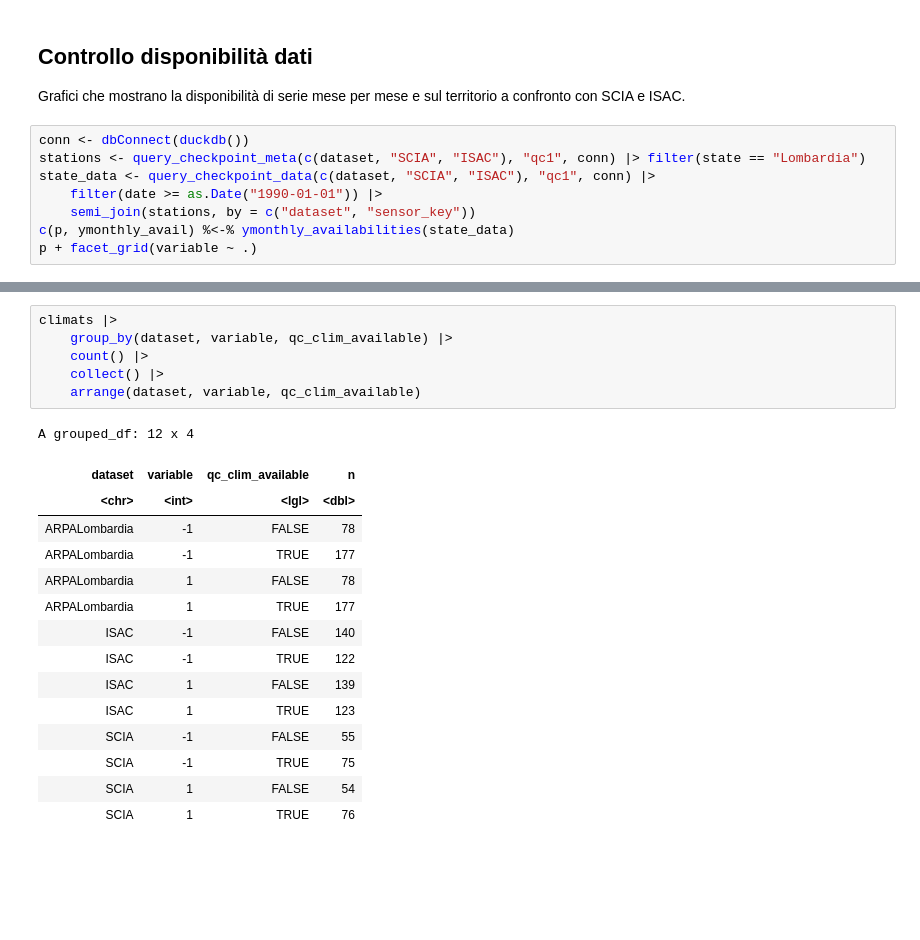
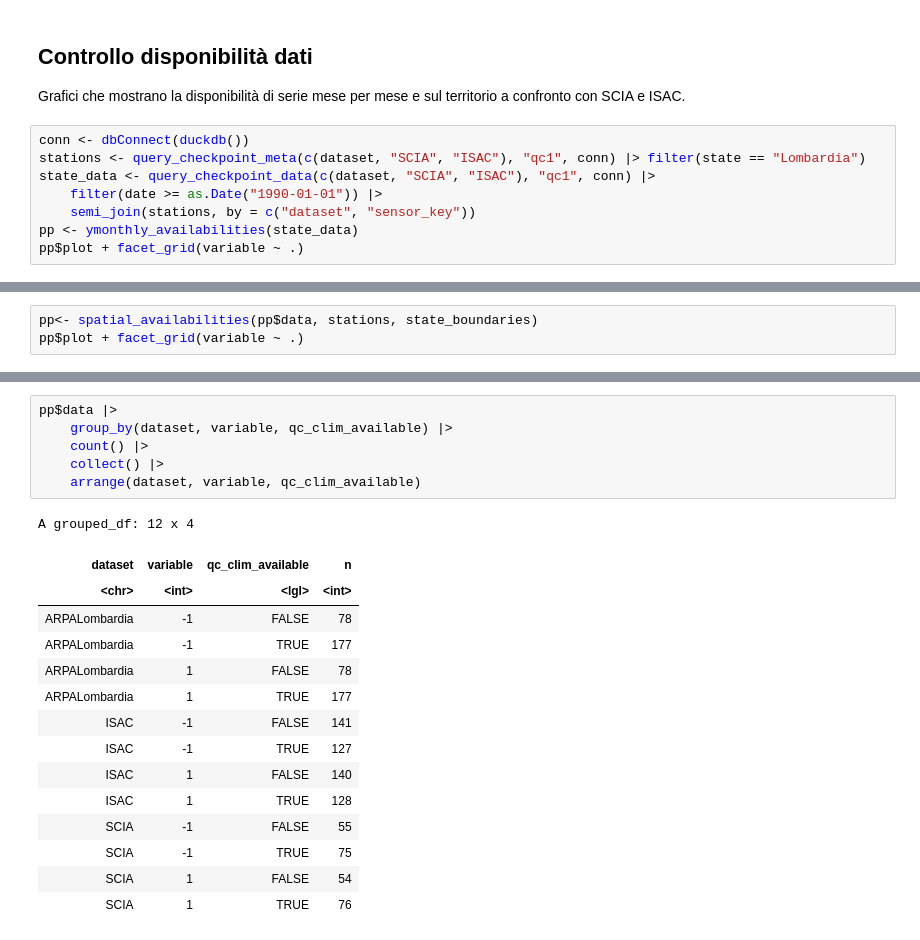
Before and after one commit to dnstudent/TesiMag, a Jupyter notebook: notebooks/integrazioni_regionali/lombardia/data_load.ipynb, the cells around one changed output, grey strips where cells are left out. Cells and saved outputs as stored; diff of their text form; blank space fills up the shorter version.

```diff
--- a/notebooks/integrazioni_regionali/lombardia/data_load.ipynb
+++ b/notebooks/integrazioni_regionali/lombardia/data_load.ipynb
@@ -95,6 +95,6 @@ stations <- query_checkpoint_meta(c(dataset, "SCIA", "ISAC"), "qc1", conn) |> fi
 state_data <- query_checkpoint_data(c(dataset, "SCIA", "ISAC"), "qc1", conn) |>
     filter(date >= as.Date("1990-01-01")) |>
     semi_join(stations, by = c("dataset", "sensor_key"))
-c(p, ymonthly_avail) %<-% ymonthly_availabilities(state_data)
-p + facet_grid(variable ~ .)
+pp <- ymonthly_availabilities(state_data)
+pp$plot + facet_grid(variable ~ .)
 # %% [output]
@@ -106,0 +102,3 @@ p
+# %%
+pp<- spatial_availabilities(pp$data, stations, state_boundaries)
+pp$plot + facet_grid(variable ~ .)
@@ -107,21 +107,21 @@ p
 # %%
-climats |>
+pp$data |>
     group_by(dataset, variable, qc_clim_available) |>
     count() |>
     collect() |>
     arrange(dataset, variable, qc_clim_available)
 # %% [output]
 A grouped_df: 12 x 4
 | dataset | variable | qc_clim_available | n |
-| <chr> | <int> | <lgl> | <dbl> |
+| <chr> | <int> | <lgl> | <int> |
 | ARPALombardia | -1 | FALSE | 78 |
 | ARPALombardia | -1 | TRUE | 177 |
 | ARPALombardia | 1 | FALSE | 78 |
 | ARPALombardia | 1 | TRUE | 177 |
-| ISAC | -1 | FALSE | 140 |
-| ISAC | -1 | TRUE | 122 |
-| ISAC | 1 | FALSE | 139 |
-| ISAC | 1 | TRUE | 123 |
+| ISAC | -1 | FALSE | 141 |
+| ISAC | -1 | TRUE | 127 |
+| ISAC | 1 | FALSE | 140 |
+| ISAC | 1 | TRUE | 128 |
 | SCIA | -1 | FALSE | 55 |
 | SCIA | -1 | TRUE | 75 |
 | SCIA | 1 | FALSE | 54 |
```
Also changed, not shown: parts of 5 cells of this notebook, 6 other files.
